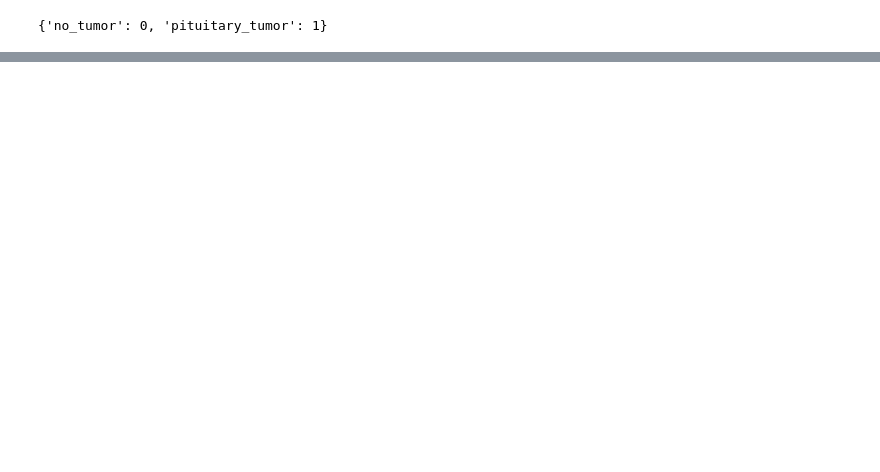
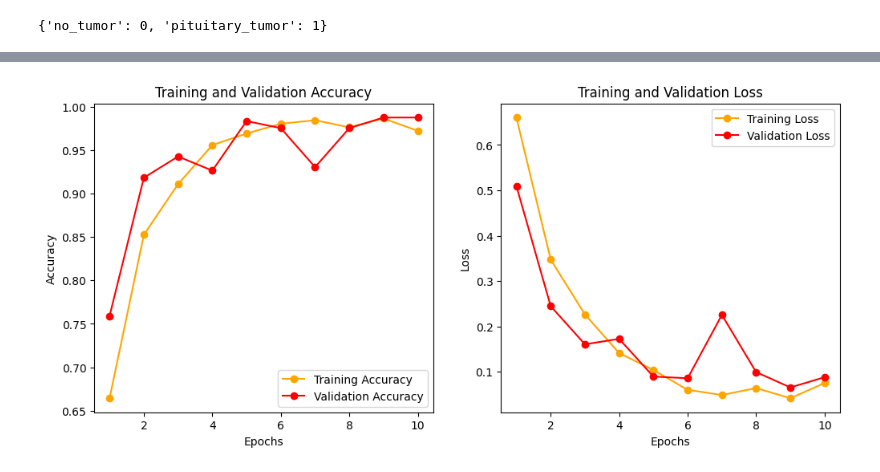
Before and after one commit to SarahPendhari/TumorSense, a Jupyter notebook: Brain_Tumor_Detection_Comparative_Study.ipynb, the cells around one changed output, grey strips where cells are left out. Drawn from its saved outputs; the diff is of its cells as text; code cells hidden in the pictures; blank space fills up the shorter version.

```diff
--- a/Brain_Tumor_Detection_Comparative_Study.ipynb
+++ b/Brain_Tumor_Detection_Comparative_Study.ipynb
@@ -398,37 +509,39 @@ model.summary()
 # %%
 history_dict = history.history
 
 # Extract accuracy and loss values for training
 acc = history_dict['accuracy']
 loss = history_dict['loss']
 
 # Extract accuracy and loss values for validation
 val_acc = history_dict['val_accuracy']
 val_loss = history_dict['val_loss']
 
 # Range of epochs
 epochs = range(1, len(acc) + 1)
 
 # Accuracy plot
 plt.figure(figsize=(12, 5))
 plt.subplot(1, 2, 1)
-plt.plot(epochs, acc, 'bo-', label='Training Accuracy', color='blue')  # Blue for training
-plt.plot(epochs, val_acc, 'go-', label='Validation Accuracy', color='green')  # Green for validation
+plt.plot(epochs, acc, 'bo-', label='Training Accuracy', color='orange')  # Blue for training
+plt.plot(epochs, val_acc, 'go-', label='Validation Accuracy', color='red')  # Green for validation
 plt.title('Training and Validation Accuracy')
 plt.xlabel('Epochs')
 plt.ylabel('Accuracy')
 plt.legend()
 
 # Loss plot
 plt.subplot(1, 2, 2)
-plt.plot(epochs, loss, 'bo-', label='Training Loss', color='blue')  # Blue for training
-plt.plot(epochs, val_loss, 'go-', label='Validation Loss', color='green')  # Green for validation
+plt.plot(epochs, loss, 'bo-', label='Training Loss', color='orange')  # Blue for training
+plt.plot(epochs, val_loss, 'go-', label='Validation Loss', color='red')  # Green for validation
 plt.title('Training and Validation Loss')
 plt.xlabel('Epochs')
 plt.ylabel('Loss')
 plt.legend()
 
 plt.show()
+# %% [output]
+[figure, added]
 # %%
 import tensorflow as tf
 from tensorflow.keras.applications import VGG16
```
Also changed, not shown: parts of 30 cells of this notebook.
